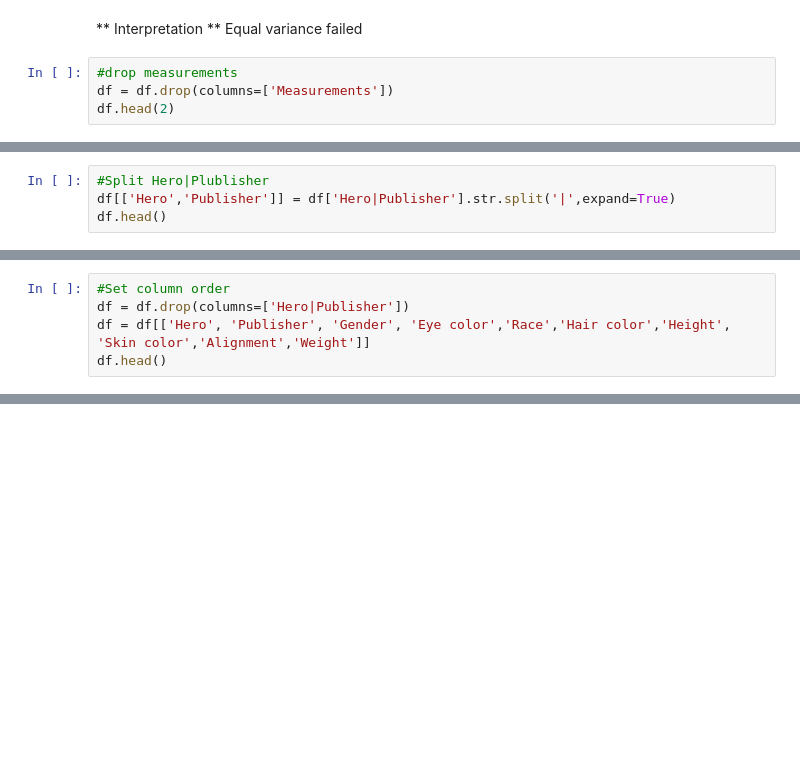
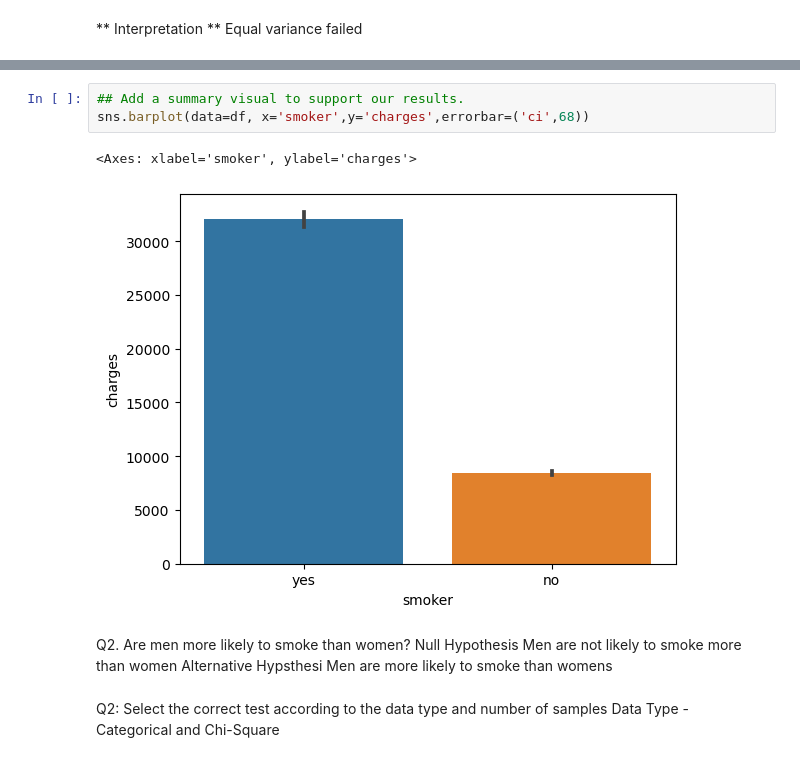
Before and after one commit to MrBCPT/DE_2023, a Jupyter notebook: Hypothesis_Testing_Insurance_Data(Core).ipynb, the cells around one changed output, grey strips where cells are left out. Drawn from its saved outputs; the diff is of its cells as text; blank space fills up the shorter version.

```diff
--- a/Hypothesis_Testing_Insurance_Data(Core).ipynb
+++ b/Hypothesis_Testing_Insurance_Data(Core).ipynb
@@ -181,7 +181,3 @@ LeveneResult(statistic=332.47137394800666, pvalue=1.670117565125241e-66)
 # %% [markdown]
 ** Interpretation **
 Equal variance failed
-# %%
-#drop measurements
-df = df.drop(columns=['Measurements'])
-df.head(2)
@@ -192,4 +183,0 @@ df.head(2)
-# %%
-#Split Hero|Plublisher
-df[['Hero','Publisher']] = df['Hero|Publisher'].str.split('|',expand=True)
-df.head()
@@ -203,5 +183,0 @@ df.head()
-# %%
-#Set column order
-df = df.drop(columns=['Hero|Publisher'])
-df = df[['Hero', 'Publisher', 'Gender', 'Eye color','Race','Hair color','Height', 'Skin color','Alignment','Weight']]
-df.head()
@@ -338,0 +199,12 @@ Name: Height, dtype: float64
+# %%
+## Add a summary visual to support our results.
+sns.barplot(data=df, x='smoker',y='charges',errorbar=('ci',68))
+# %% [output]
+<Axes: xlabel='smoker', ylabel='charges'>
+[figure, added]
+# %% [markdown]
+Q2. Are men more likely to smoke than women?
+Null Hypothesis Men are not likely to smoke more than women
+Alternative Hypsthesi Men are more likely to smoke than womens
+# %% [markdown]
+Q2: Select the correct test according to the data type and number of samples Data Type - Categorical and Chi-Square
```
Also changed, not shown: parts of 49 cells of this notebook.
